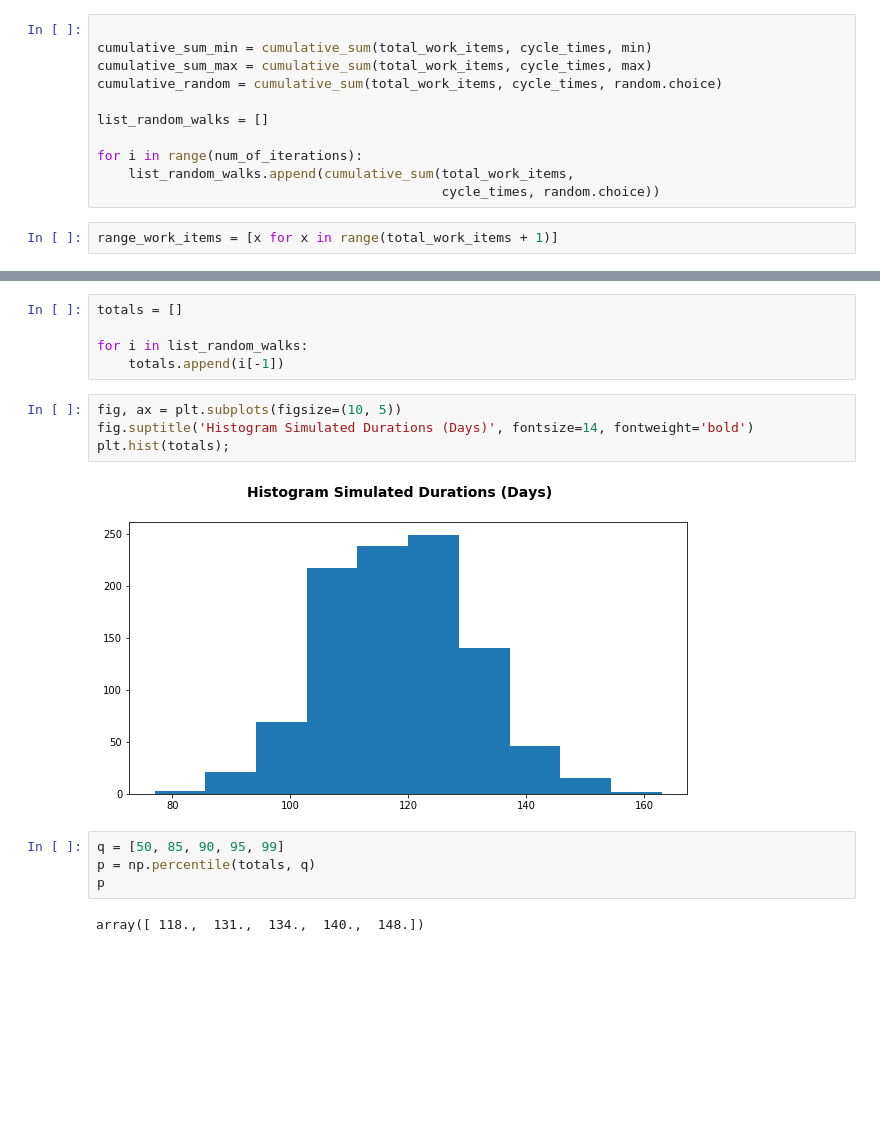
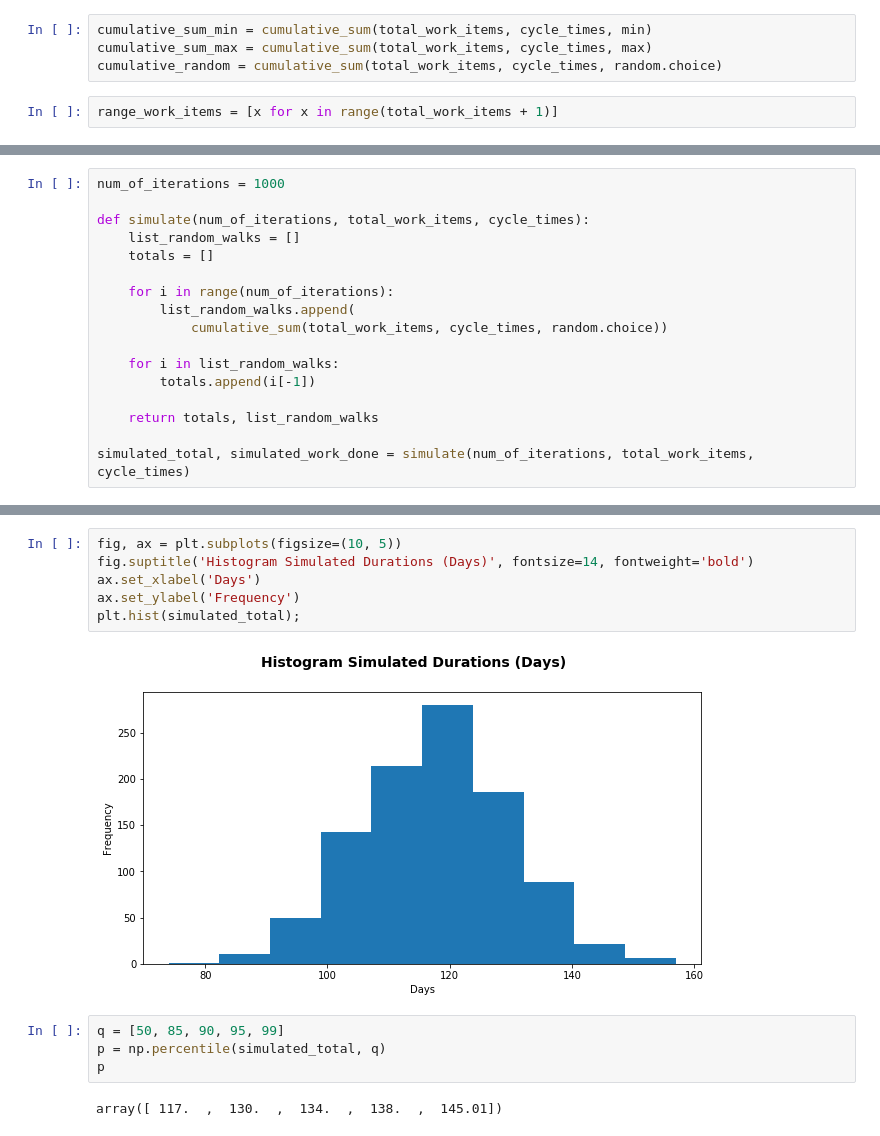
Before and after one commit to rueedlinger/monte-carlo-simulation, a Jupyter notebook: notebooks/forecasting_with_monte_carlo.ipynb, the cells around one changed output, grey strips where cells are left out. Drawn from its saved outputs; the diff is of its cells as text; blank space fills up the shorter version.

```diff
--- a/notebooks/forecasting_with_monte_carlo.ipynb
+++ b/notebooks/forecasting_with_monte_carlo.ipynb
@@ -28,14 +38,7 @@ num_of_iterations = 1000
 # %%
-
 cumulative_sum_min = cumulative_sum(total_work_items, cycle_times, min)
 cumulative_sum_max = cumulative_sum(total_work_items, cycle_times, max)
 cumulative_random = cumulative_sum(total_work_items, cycle_times, random.choice)
-
-list_random_walks = []
-
-for i in range(num_of_iterations):
-    list_random_walks.append(cumulative_sum(total_work_items,
-                                            cycle_times, random.choice))
 # %%
 range_work_items = [x for x in range(total_work_items + 1)]
 # %%
@@ -75,3 +78,20 @@ plt.show()
+# %%
+num_of_iterations = 1000
+
+def simulate(num_of_iterations, total_work_items, cycle_times):
+    list_random_walks = []
+    totals = []
+
+    for i in range(num_of_iterations):
+        list_random_walks.append(
+            cumulative_sum(total_work_items, cycle_times, random.choice))
+
+    for i in list_random_walks:
+        totals.append(i[-1])
+
+    return totals, list_random_walks
+
+simulated_total, simulated_work_done = simulate(num_of_iterations, total_work_items, cycle_times)
 # %%
 fig, ax = plt.subplots(figsize=(10, 5))
 
@@ -100,20 +119,17 @@ plt.show()
-# %%
-totals = []
-
-for i in list_random_walks:
-    totals.append(i[-1])
 # %%
 fig, ax = plt.subplots(figsize=(10, 5))
 fig.suptitle('Histogram Simulated Durations (Days)', fontsize=14, fontweight='bold')
-plt.hist(totals);
+ax.set_xlabel('Days')
+ax.set_ylabel('Frequency')
+plt.hist(simulated_total);
 # %% [output]
-[figure, old version]
+[figure, new version]
 # %%
 q = [50, 85, 90, 95, 99]
-p = np.percentile(totals, q)
+p = np.percentile(simulated_total, q)
 p
 # %% [output]
-array([ 118.,  131.,  134.,  140.,  148.])
+array([ 117.  ,  130.  ,  134.  ,  138.  ,  145.01])
 # %%
 fig, ax = plt.subplots(figsize=(10, 5))
 
```
Also changed, not shown: parts of 9 cells of this notebook.
